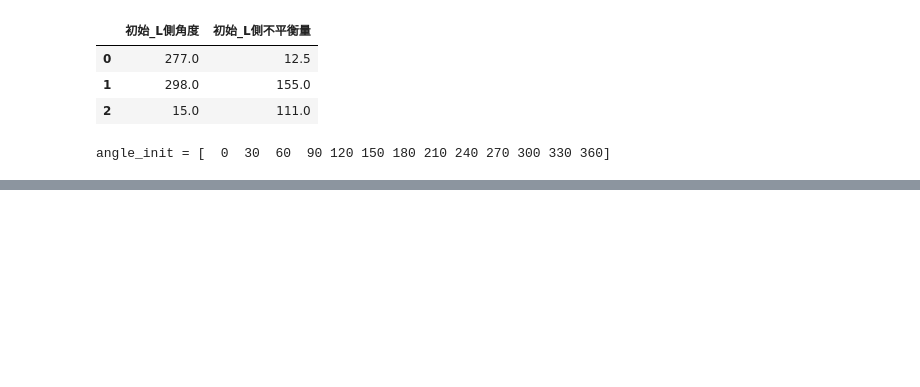
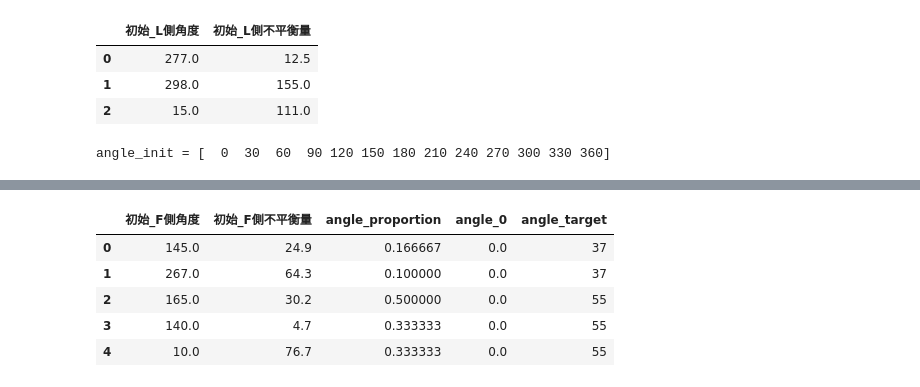
Before and after one commit to JulieKuo/balance_motor, a Jupyter notebook: train.ipynb, the cells around one changed output, grey strips where cells are left out. Cells and saved outputs as stored; diff of their text form; code cells hidden in the pictures; blank space fills up the shorter version.

```diff
--- a/train.ipynb
+++ b/train.ipynb
@@ -61,3 +70,12 @@ angle_init = [  0  30  60  90 120 150 180 210 240 270 300 330 360]
+# %%
+df_f.head()
+# %% [output]
+|  | 初始_F側角度 | 初始_F側不平衡量 | angle_proportion | angle_0 | angle_target |
+| 0 | 145.0 | 24.9 | 0.166667 | 0.0 | 37 |
+| 1 | 267.0 | 64.3 | 0.100000 | 0.0 | 37 |
+| 2 | 165.0 | 30.2 | 0.500000 | 0.0 | 55 |
+| 3 | 140.0 | 4.7 | 0.333333 | 0.0 | 55 |
+| 4 | 10.0 | 76.7 | 0.333333 | 0.0 | 55 |
 # %%
 df_l = calculate_weight(df_l, side = "L")
 df_f = calculate_weight(df_f, side = "F")
```
Also changed, not shown: parts of 11 cells of this notebook, 7 other files.
